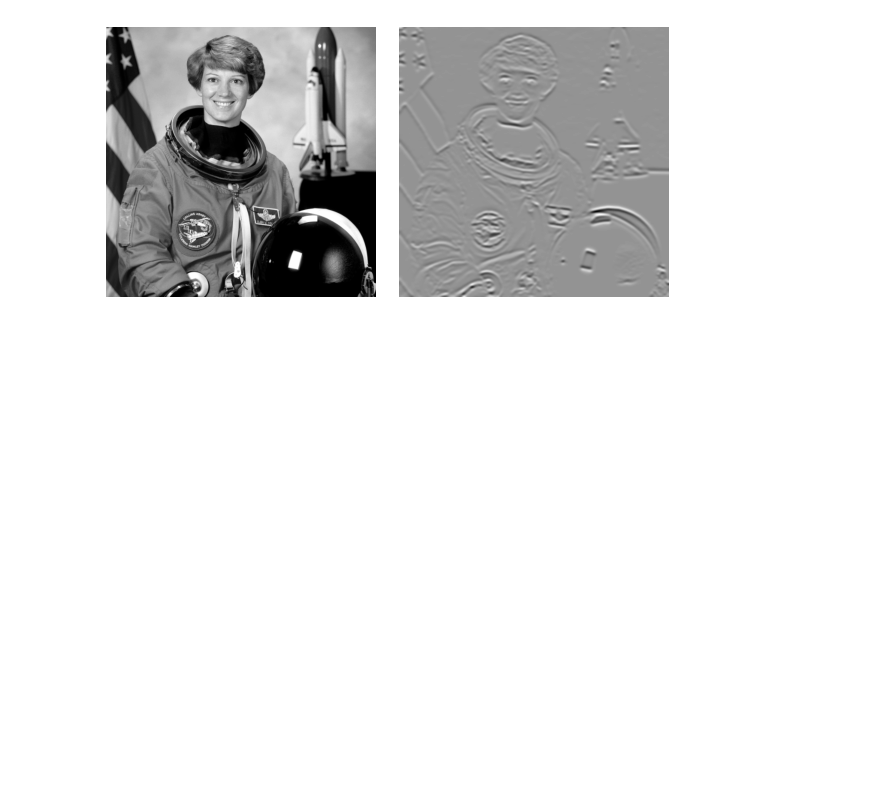
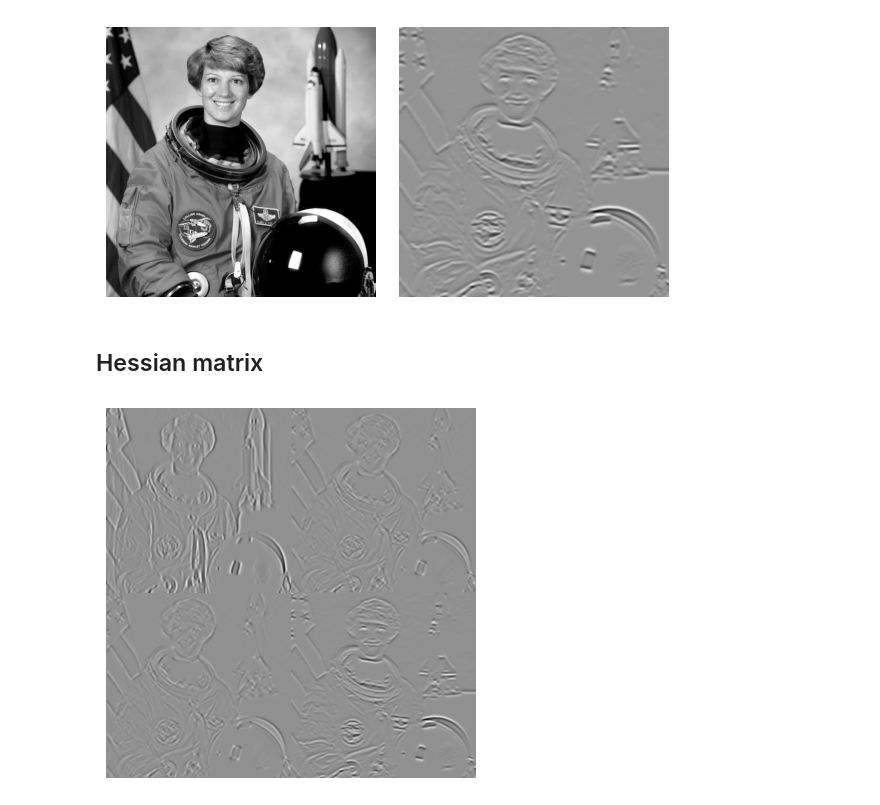
Before and after one commit to eigenvivek/diptorch, a Jupyter notebook: notebooks/index.ipynb, the cells around one changed output. Drawn from its saved outputs; the diff is of its cells as text; code cells hidden in the pictures; blank space fills up the shorter version.

```diff
--- a/notebooks/index.ipynb
+++ b/notebooks/index.ipynb
@@ -63,3 +63,5 @@ plt.tight_layout()
 plt.show()
 # %% [output]
 [figure]
+# %% [markdown]
+## Hessian matrix
@@ -65,0 +71,12 @@ plt.show()
+# %%
+# Hessian matrix of an image (all second-order partial derivatives)
+img = astronaut()
+
+H = hessian(img, sigma=2.5, as_matrix=True)
+H = rearrange(H, "B C1 C2 H W -> B (C1 H) (C2 W)")
+
+plt.imshow(H.squeeze(), cmap="gray")
+plt.axis("off")
+plt.show()
+# %% [output]
+[figure, added]
```
Also changed, not shown: parts of 2 cells of this notebook, 10 other files.
